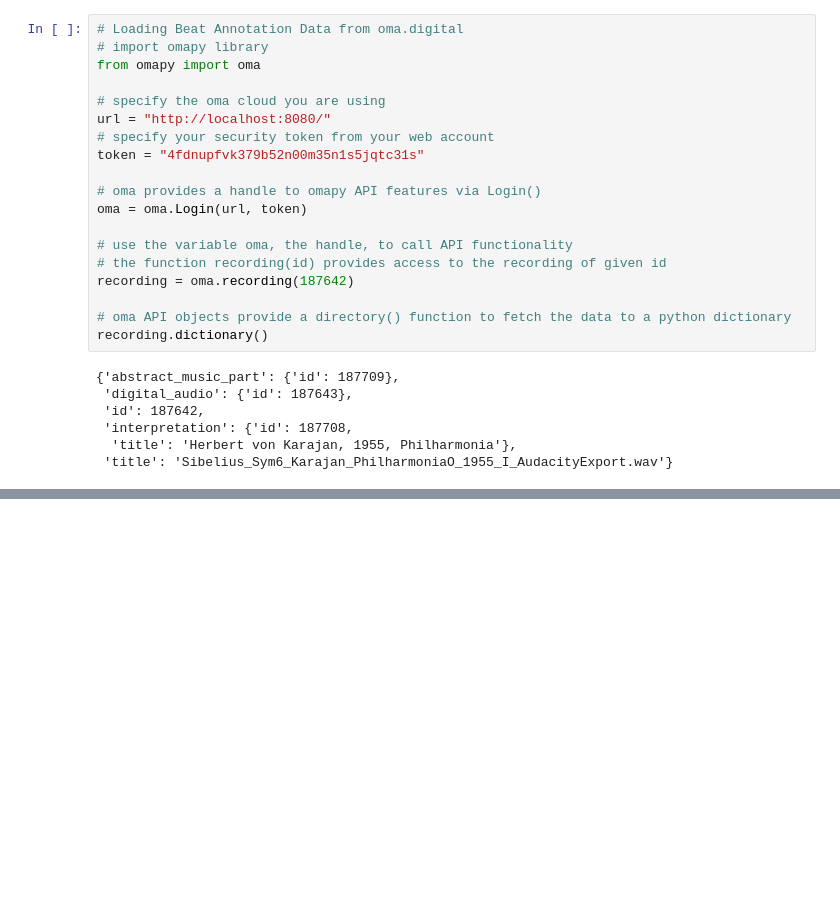
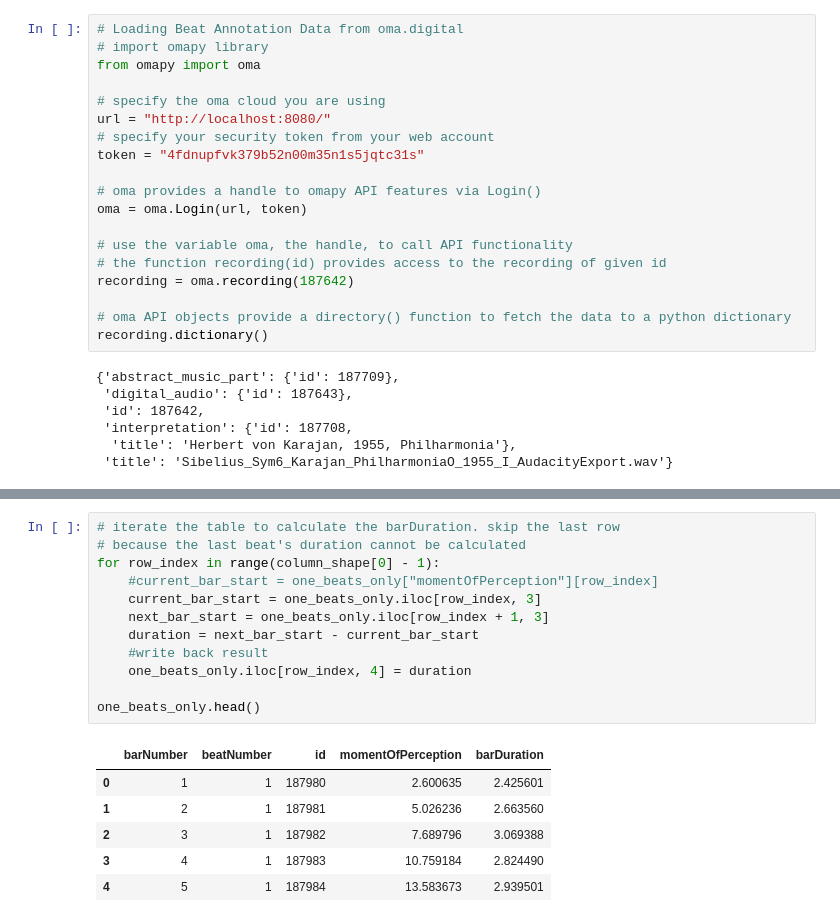
Before and after one commit to KarajanResearch/OpenMusicAnnotations, a Jupyter notebook: jupyter-omaapi/demos/Sibelius Tempocurves.ipynb, the cells around one changed output, grey strips where cells are left out. Drawn from its saved outputs; the diff is of its cells as text; blank space fills up the shorter version.

```diff
--- a/jupyter-omaapi/demos/Sibelius Tempocurves.ipynb
+++ b/jupyter-omaapi/demos/Sibelius Tempocurves.ipynb
@@ -90,0 +177,19 @@ ax.plot(time_series, np.reciprocal(previous_bar_durations))
+# %%
+# iterate the table to calculate the barDuration. skip the last row
+# because the last beat's duration cannot be calculated
+for row_index in range(column_shape[0] - 1):
+    #current_bar_start = one_beats_only["momentOfPerception"][row_index]
+    current_bar_start = one_beats_only.iloc[row_index, 3]
+    next_bar_start = one_beats_only.iloc[row_index + 1, 3]
+    duration = next_bar_start - current_bar_start
+    #write back result
+    one_beats_only.iloc[row_index, 4] = duration
+
+one_beats_only.head()
+# %% [output]
+|  | barNumber | beatNumber | id | momentOfPerception | barDuration |
+| 0 | 1 | 1 | 187980 | 2.600635 | 2.425601 |
+| 1 | 2 | 1 | 187981 | 5.026236 | 2.663560 |
+| 2 | 3 | 1 | 187982 | 7.689796 | 3.069388 |
+| 3 | 4 | 1 | 187983 | 10.759184 | 2.824490 |
+| 4 | 5 | 1 | 187984 | 13.583673 | 2.939501 |
```
Also changed, not shown: parts of 15 cells of this notebook, 2 other files.
